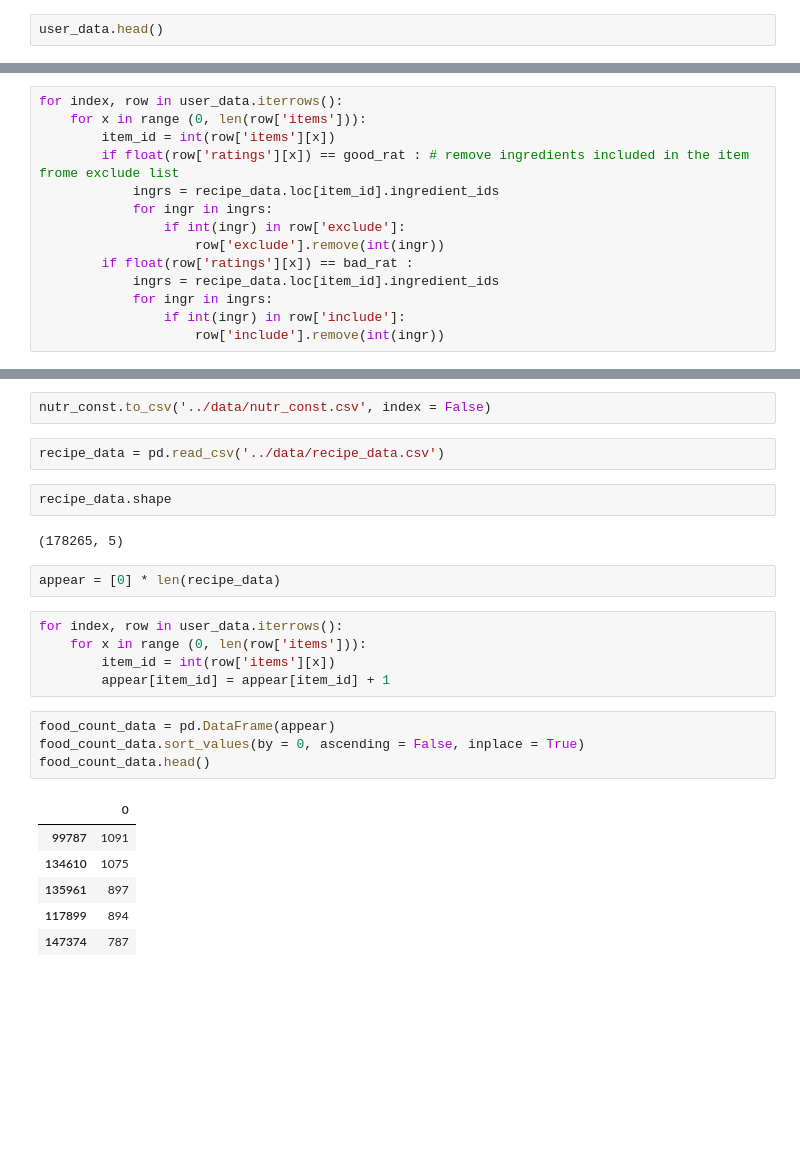
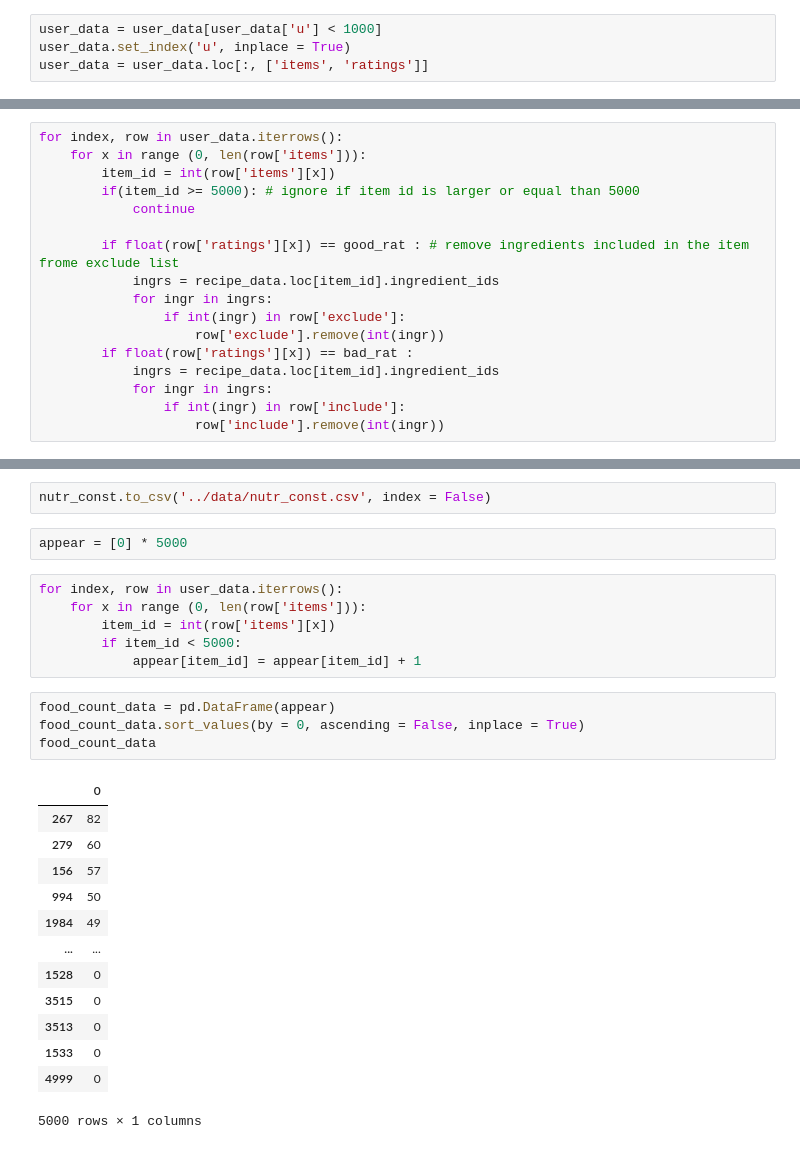
Before and after one commit to rach-rgb/food-recommendation-w-constraints, a Jupyter notebook: notebooks/constraint.ipynb, the cells around one changed output, grey strips where cells are left out. Drawn from its saved outputs; the diff is of its cells as text; blank space fills up the shorter version.

```diff
--- a/notebooks/constraint.ipynb
+++ b/notebooks/constraint.ipynb
@@ -95,2 +70,4 @@ user_data['ratings'] = user_data['ratings'].apply(lambda x: x[1:-1].split(','))
 # %%
-user_data.head()
+user_data = user_data[user_data['u'] < 1000]
+user_data.set_index('u', inplace = True)
+user_data = user_data.loc[:, ['items', 'ratings']]
@@ -127,6 +113,9 @@ user_data.head()
 for index, row in user_data.iterrows():
     for x in range (0, len(row['items'])):
         item_id = int(row['items'][x])
+        if(item_id >= 5000): # ignore if item id is larger or equal than 5000
+            continue
+
         if float(row['ratings'][x]) == good_rat : # remove ingredients included in the item frome exclude list
             ingrs = recipe_data.loc[item_id].ingredient_ids
             for ingr in ingrs:
@@ -217,30 +206,32 @@ nutr_const.head()
 | 2 | 1866.666667 | 66.666667 | 66.666667 | 66.666667 | 66.666667 | 66.666667 | 66.666667 |
 # %%
 nutr_const.to_csv('../data/nutr_const.csv', index = False)
-# %%
-recipe_data = pd.read_csv('../data/recipe_data.csv')
-# %%
-recipe_data.shape
-# %% [output]
-(178265, 5)
 # %%
-appear = [0] * len(recipe_data)
+appear = [0] * 5000
 # %%
 for index, row in user_data.iterrows():
     for x in range (0, len(row['items'])):
         item_id = int(row['items'][x])
-        appear[item_id] = appear[item_id] + 1
+        if item_id < 5000:
+            appear[item_id] = appear[item_id] + 1
 # %%
 food_count_data = pd.DataFrame(appear)
 food_count_data.sort_values(by = 0, ascending = False, inplace = True)
-food_count_data.head()
+food_count_data
 # %% [output]
 |  | 0 |
-| 99787 | 1091 |
-| 134610 | 1075 |
-| 135961 | 897 |
-| 117899 | 894 |
-| 147374 | 787 |
+| 267 | 82 |
+| 279 | 60 |
+| 156 | 57 |
+| 994 | 50 |
+| 1984 | 49 |
+| ... | ... |
+| 1528 | 0 |
+| 3515 | 0 |
+| 3513 | 0 |
+| 1533 | 0 |
+| 4999 | 0 |
+5000 rows × 1 columns
 # %%
 food_list = food_count_data.head(food_count).index.values.tolist()
 food_list
```
Also changed, not shown: parts of 26 cells of this notebook, 2 other files.
